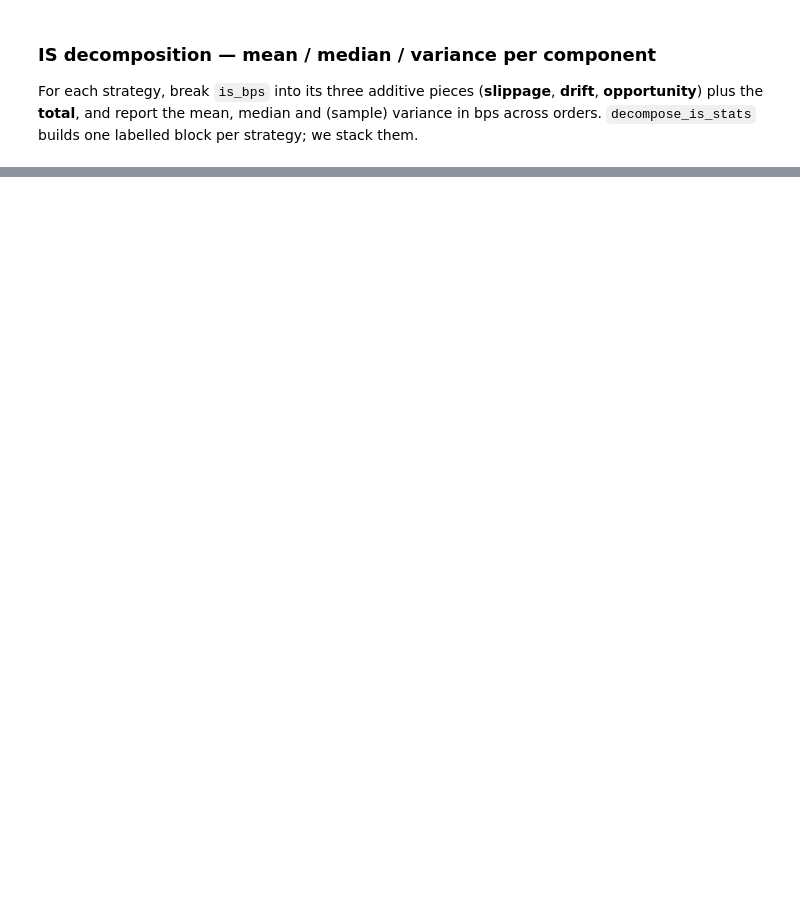
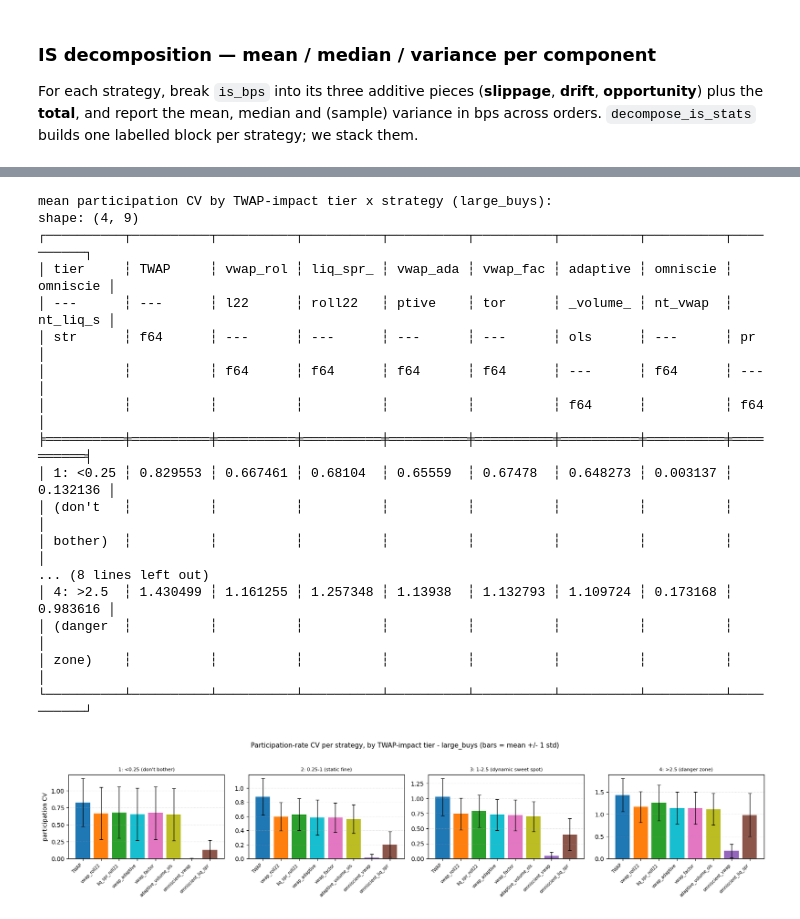
Before and after one commit to qe-internship-lwe/Individual-Project-2, a Jupyter notebook: trade_execution.ipynb, the cells around one changed output, grey strips where cells are left out. Cells and saved outputs as stored; diff of their text form; code cells hidden in the pictures; blank space fills up the shorter version.

```diff
--- a/trade_execution.ipynb
+++ b/trade_execution.ipynb
@@ -640,0 +835,71 @@ fig.tight_layout(); plt.show()
+# %%
+# Participation-rate CV by TWAP-impact tier x strategy. Per strategy: take the
+# per-order participation CV (participation_dispersion on the per-bin fills), tag each
+# order's qcode with its IMPACT_TIERS bucket, and summarise per (tier, strategy).
+# Table = mean CV; 4 plots = mean CV +/- 1 std across orders, one panel per tier.
+_tier_map = pl.DataFrame({"qcode": [q for qs in IMPACT_TIERS.values() for q in qs],
+                          "tier":  [t for t, qs in IMPACT_TIERS.items() for _ in qs]})
+_strats = [nm for nm, _ in _fills]
+_cv = pl.concat([
+    participation_dispersion(f).join(_tier_map, on="qcode", how="inner")
+      .select("tier", pl.lit(nm).alias("strategy"), "participation_cv")
+    for nm, f in _fills
+]).filter(pl.col("participation_cv").is_not_null() & pl.col("participation_cv").is_not_nan())
+_cvstats = (_cv.group_by("tier", "strategy")
+            .agg(pl.col("participation_cv").mean().alias("mean_cv"),
+                 pl.col("participation_cv").std().alias("std_cv"),
+                 pl.len().alias("n"))
+            .sort("tier", "strategy"))
+cv_tier = (_cvstats.select("tier", "strategy", "mean_cv")
+           .pivot(values="mean_cv", index="tier", on="strategy")
+           .select(["tier", *_strats]).sort("tier"))
+pl.Config.set_tbl_rows(cv_tier.height)
+print(f"mean participation CV by TWAP-impact tier x strategy ({BUCKET}):")
+print(cv_tier)
+
+# one panel per tier: mean CV per strategy with +/-1 std error bars (clipped at 0)
+_colmap = {name: color for name, _, color in STRATS}
+_cmap = plt.get_cmap("tab10")
+colors = [_colmap.get(nm, _cmap(i % 10)) for i, nm in enumerate(_strats)]
+tiers = cv_tier["tier"].to_list()
+nt, nstr = len(tiers), len(_strats)
+fig, axes = plt.subplots(1, nt, figsize=(4.2 * nt, 3.8), squeeze=False)
+xpos = np.arange(nstr)
+for i, t in enumerate(tiers):
+    ax = axes[0][i]
+    means, errs = [], []
+    for nm in _strats:
+        r = _cvstats.filter((pl.col("tier") == t) & (pl.col("strategy") == nm))
+        means.append(r["mean_cv"][0] if r.height else np.nan)
+        errs.append(r["std_cv"][0] if r.height else np.nan)
+    means = np.array(means, float)
+    errs = np.nan_to_num(np.array(errs, float))
+    ax.bar(xpos, means, yerr=[np.minimum(errs, means), errs], color=colors,
+           capsize=3, error_kw={"elinewidth": 1})
+    ax.set_title(t, fontsize=8)
+    ax.set_xticks(xpos); ax.set_xticklabels(_strats, rotation=45, ha="right", fontsize=7)
+    ax.set_ylabel("participation CV" if i == 0 else "")
+    ax.grid(axis="y", ls=":", alpha=0.5)
+fig.suptitle(f"Participation-rate CV per strategy, by TWAP-impact tier - {BUCKET} "
+             f"(bars = mean +/- 1 std)", fontsize=11)
+fig.tight_layout(rect=[0, 0, 1, 0.95])
+plt.show()
+# %% [output]
+mean participation CV by TWAP-impact tier x strategy (large_buys):
+shape: (4, 9)
+┌──────────┬──────────┬──────────┬──────────┬──────────┬──────────┬──────────┬──────────┬──────────┐
+│ tier     ┆ TWAP     ┆ vwap_rol ┆ liq_spr_ ┆ vwap_ada ┆ vwap_fac ┆ adaptive ┆ omniscie ┆ omniscie │
+│ ---      ┆ ---      ┆ l22      ┆ roll22   ┆ ptive    ┆ tor      ┆ _volume_ ┆ nt_vwap  ┆ nt_liq_s │
+│ str      ┆ f64      ┆ ---      ┆ ---      ┆ ---      ┆ ---      ┆ ols      ┆ ---      ┆ pr       │
+│          ┆          ┆ f64      ┆ f64      ┆ f64      ┆ f64      ┆ ---      ┆ f64      ┆ ---      │
+│          ┆          ┆          ┆          ┆          ┆          ┆ f64      ┆          ┆ f64      │
+╞══════════╪══════════╪══════════╪══════════╪══════════╪══════════╪══════════╪══════════╪══════════╡
+│ 1: <0.25 ┆ 0.829553 ┆ 0.667461 ┆ 0.68104  ┆ 0.65559  ┆ 0.67478  ┆ 0.648273 ┆ 0.003137 ┆ 0.132136 │
+│ (don't   ┆          ┆          ┆          ┆          ┆          ┆          ┆          ┆          │
+│ bother)  ┆          ┆          ┆          ┆          ┆          ┆          ┆          ┆          │
+... (8 lines left out)
+│ 4: >2.5  ┆ 1.430499 ┆ 1.161255 ┆ 1.257348 ┆ 1.13938  ┆ 1.132793 ┆ 1.109724 ┆ 0.173168 ┆ 0.983616 │
+│ (danger  ┆          ┆          ┆          ┆          ┆          ┆          ┆          ┆          │
+│ zone)    ┆          ┆          ┆          ┆          ┆          ┆          ┆          ┆          │
+└──────────┴──────────┴──────────┴──────────┴──────────┴──────────┴──────────┴──────────┴──────────┘
+[figure, added]
```
Also changed, not shown: parts of 32 cells of this notebook, 3 other files.
